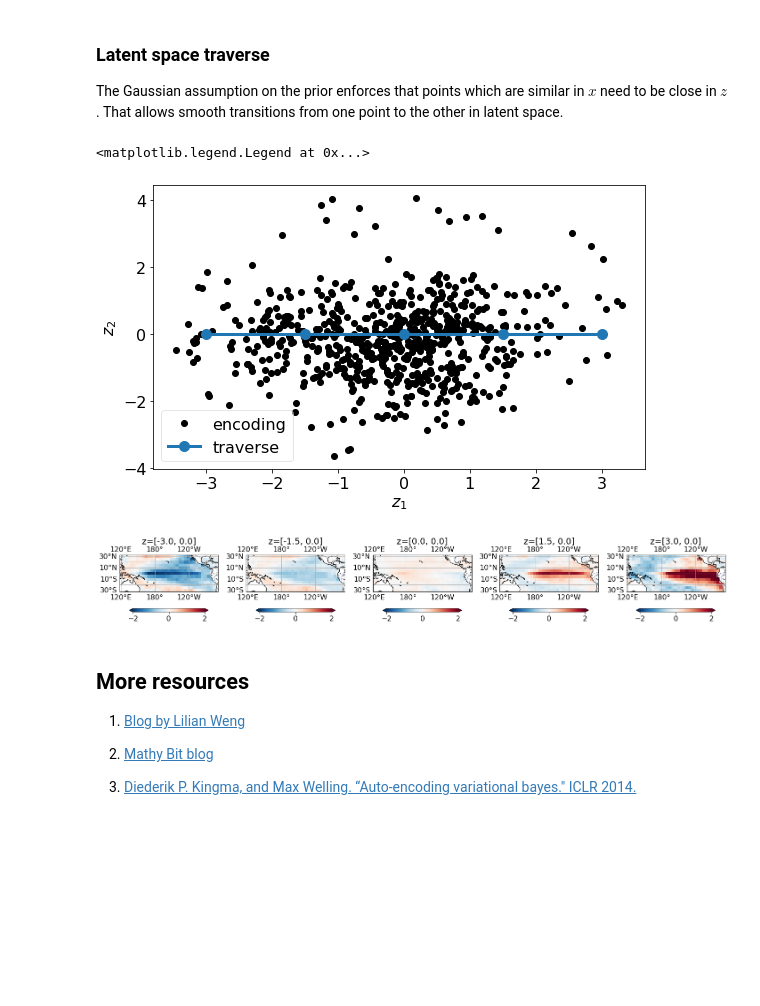
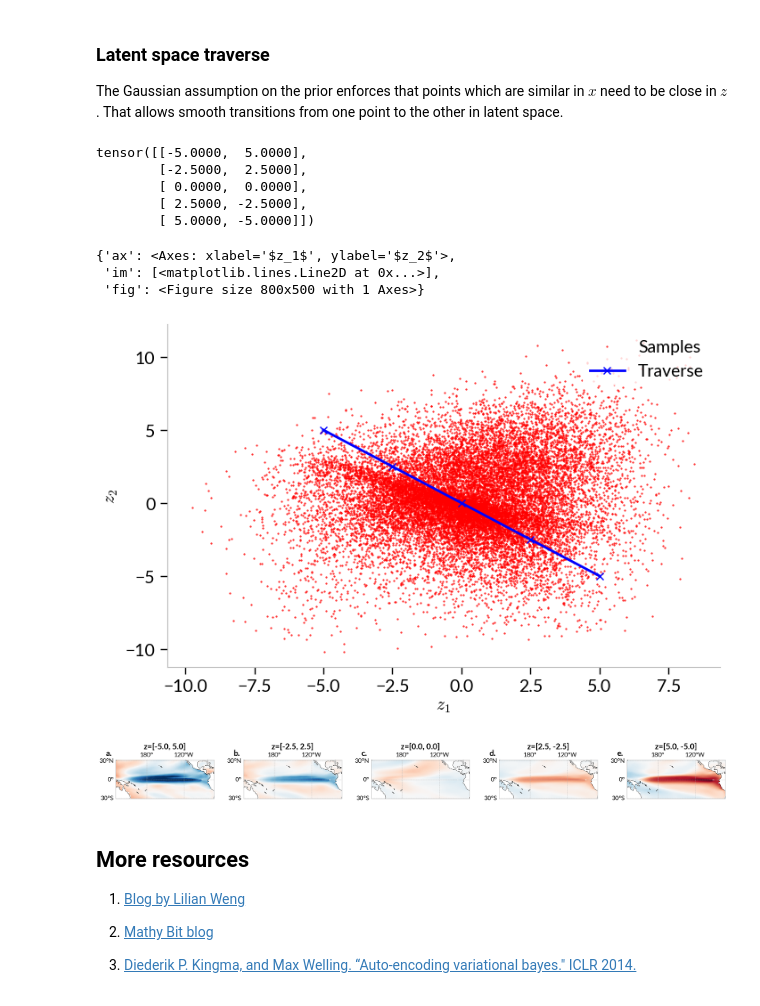
Before and after one commit to fstrnad/lectures, a Jupyter notebook: time_series_lecture/tutorial_vae_ssta.ipynb, the cells around one changed output. Drawn from its saved outputs; the diff is of its cells as text; code cells hidden in the pictures; blank space fills up the shorter version.

```diff
--- a/time_series_lecture/tutorial_vae_ssta.ipynb
+++ b/time_series_lecture/tutorial_vae_ssta.ipynb
@@ -223,7 +227,7 @@ n_training = int(len(dataset) * 0.8)
 To process a datapoints in parallel pytorch offers a `Dataloader`. The Dataloader allows to process a set of datapoints, i.e. minibatch at the same time. The size of the minibatch depends on the number of datapoints we have.
 # %%
 # Define data loader
-batch_size = 10
+batch_size = 50
 train_loader = DataLoader(train_data, batch_size=batch_size, shuffle=True)
 val_loader = DataLoader(val_data, batch_size=batch_size, shuffle=True)
 # %% [markdown]
@@ -558,9 +562,9 @@ im = gplt.plot_2d(x_arr=[encode['z'][nino_idx, 0], encode['z'][nina_idx, 0]],
 Another method for studying the latent space is by travsing (walking) through the low dimensional space and decoding each step.
 # %%
 reload(gplt)
-z_start = torch.Tensor([[-0, -100]])
-z_eps = torch.Tensor([1, 0])
-z_range = torch.linspace(-30, 30, 5)
+z_start = torch.Tensor([[-0, -0]])
+z_eps = torch.Tensor([0, 1])
+z_range = torch.linspace(-10, 10, 5)
 
 # Create traverse through latent space
 z_samples = z_start.repeat(len(z_range), 1) + z_range.unsqueeze(1) * z_eps
@@ -719,15 +723,15 @@ class VAE(nn.Module):
             'cuda' if torch.cuda.is_available() else 'cpu')
 
         self. encoder = nn.Sequential(
-            nn.Linear(x_dim, 512),
+            nn.Linear(x_dim, 256),
             nn.ReLU(),
-            nn.Linear(512, 2 * z_dim),
+            nn.Linear(256, 2 * z_dim),
         ).to(self.device)
 
         self.decoder = nn.Sequential(
-            nn.Linear(z_dim, 512),
+            nn.Linear(z_dim, 256),
             nn.ReLU(),
-            nn.Linear(512, x_dim),
+            nn.Linear(256, x_dim),
         ).to(self.device)
 
     def forward(self, x):
@@ -901,41 +896,50 @@ ax.legend()
 
 The Gaussian assumption on the prior enforces that points which are similar in $x$ need to be close in $z$. That allows smooth transitions from one point to the other in latent space.
 # %%
-z_start = torch.Tensor([[0, 0]])
-z_eps = torch.Tensor([1, 0])
-z_range = torch.linspace(-3, 3, 5)
+reload(gplt)
+z_start = torch.Tensor([[-0, -0]])
+z_eps = torch.Tensor([1, -1])
+z_range = torch.linspace(-5, 5, 5)
 
 # Create traverse through latent space
 z_samples = z_start.repeat(len(z_range), 1) + z_range.unsqueeze(1) * z_eps
-
+print(z_samples)
 
 # Plot latent space
-fig, ax = plt.subplots()
-ax.plot(encode['z'][:, 0], encode['z'][:, 1], 'ko', label='encoding')
-ax.plot(z_samples[:, 0], z_samples[:, 1], '-o', label='traverse',
-        markersize=10, linewidth=3)
-ax.set_xlabel(r"$z_1$")
-ax.set_ylabel(r"$z_2$")
-ax.legend()
+gplt.plot_2d(x_arr=[encode['z'][:, 0], z_samples[:, 0]],
+             y_arr=[encode['z'][:, 1], z_samples[:, 1]],
+             label_arr=['Samples', 'Traverse'],
+             color_arr=['r', 'b'],
+             ls_arr=['', '-'],
+             mk_arr=['o', 'x'],
+             mk_size_arr=[0.5, 6],
+             lw_arr=[0.5, 2],
+             xlabel=r"$z_1$", ylabel=r"$z_2$",)
 # %% [output]
-<matplotlib.legend.Legend at 0x...>
+tensor([[-5.0000,  5.0000],
+        [-2.5000,  2.5000],
+        [ 0.0000,  0.0000],
+        [ 2.5000, -2.5000],
+        [ 5.0000, -5.0000]])
+{'ax': <Axes: xlabel='$z_1$', ylabel='$z_2$'>,
+ 'im': [<matplotlib.lines.Line2D at 0x...>],
+ 'fig': <Figure size 800x500 with 1 Axes>}
-[figure, old version]
+[figure, new version]
 # %%
 # Decode z
 with torch.no_grad():
-    traverse = vae.decoder(z_samples.to(ae.device))
+    traverse = ae.decoder(z_samples.to(ae.device))
 
 # Plot reconstructions
-fig, axs = plt.subplots(
-    1, len(z_range), figsize=(len(z_range)*4, 4),
-    subplot_kw=dict(projection=ctp.crs.PlateCarree(central_longitude=180))
-)
+im = gplt.create_multi_plot(nrows=1, ncols=len(z_range), projection='PlateCarree',
+                            central_longitude=180, wspace=0.3)
+axs = im['ax']
 for i, rec in enumerate(traverse):
     da_rec = train_data.dataset.get_map(rec)
-    ut.plot_map(da_rec, ax=axs[i], central_longitude=180, vmin=-2, vmax=2)
-    axs[i].set_title(f"z={z_samples[i].tolist()}")
+    gplt.plot_map(da_rec, ax=axs[i], vmin=-2, vmax=2, cmap='RdBu_r',
+                  title=f"z={z_samples[i].tolist()}")
 # %% [output]
-[figure, old version]
+[figure, new version]
 # %% [markdown]
 ## More resources
 
```
Also changed, not shown: parts of 20 cells of this notebook, 1 other file.
